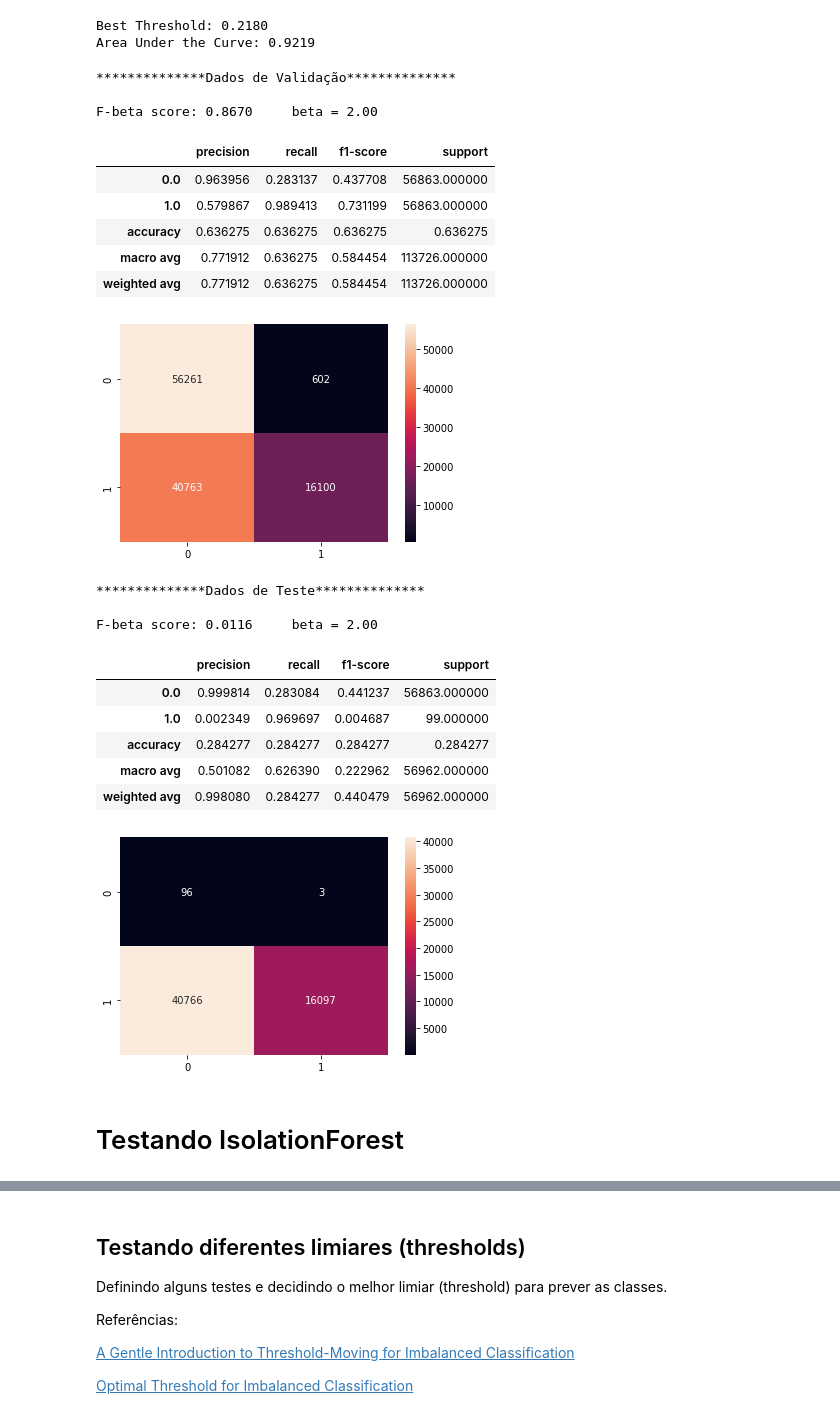
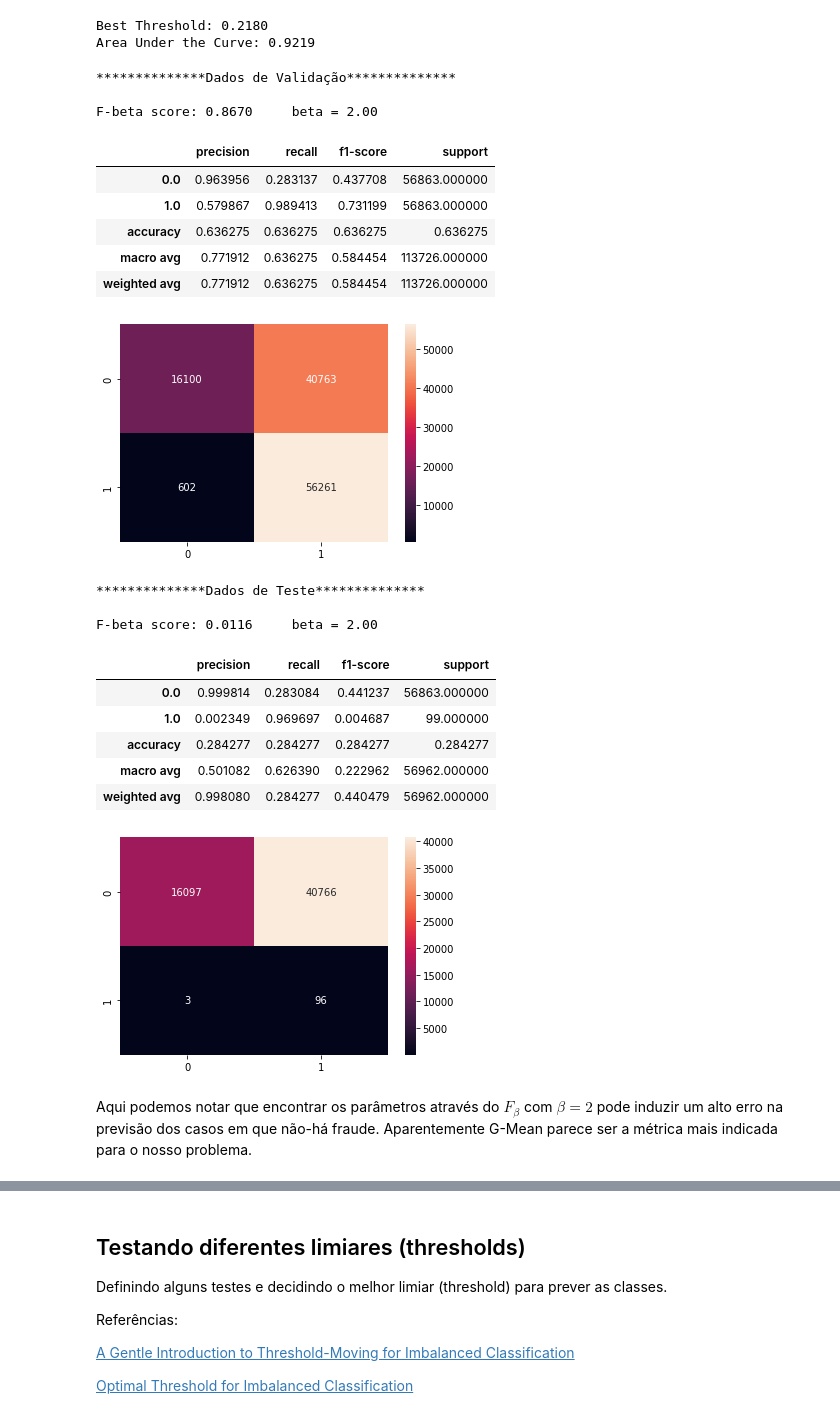
Before and after one commit to Gabriel-Stella/Credit_Card_Fraud, a Jupyter notebook: Credit_Card_Fraud.ipynb, the cells around one changed output, grey strips where cells are left out. Drawn from its saved outputs; the diff is of its cells as text; code cells hidden in the pictures.

```diff
--- a/Credit_Card_Fraud.ipynb
+++ b/Credit_Card_Fraud.ipynb
@@ -342,12 +346,12 @@ Area Under the Curve: 0.9219
 # %%
 val_prob = predict_prob(X_val_sc)
 val_prob = val_prob[:,1]
-y_val_pred = (val_prob>=threshold).astype(float)
+y_val_pred_gmean = (val_prob>=threshold).astype(float)
 
 
 test_prob = predict_prob(X_test_sc)
 test_prob = test_prob[:,1]
-y_test_pred = (test_prob>=threshold).astype(float)
+y_test_pred_gmean = (test_prob>=threshold).astype(float)
 # %%
 from sklearn.metrics import classification_report
 from sklearn.metrics import confusion_matrix
@@ -442,44 +446,44 @@ Area Under the Curve: 0.9219
 # %%
 val_prob = predict_prob(X_val_sc)
 val_prob = val_prob[:,1]
-y_val_pred = (val_prob>=threshold).astype(float)
+y_val_pred_fbeta = (val_prob>=threshold).astype(float)
 
 
 test_prob = predict_prob(X_test_sc)
 test_prob = test_prob[:,1]
-y_test_pred = (test_prob>=threshold).astype(float)
+y_test_pred_fbeta = (test_prob>=threshold).astype(float)
 # %%
 from sklearn.metrics import classification_report
 from sklearn.metrics import confusion_matrix
 
 
 print("**************Dados de Validação**************\n")
 beta = 2
-print("F-beta score: %1.4f"%fbeta_score(y_val.reshape(-1),y_val_pred,beta=beta),'\t beta = %1.2f'%beta)
+print("F-beta score: %1.4f"%fbeta_score(y_val.reshape(-1),y_val_pred_fbeta,beta=beta),'\t beta = %1.2f'%beta)
 
-display(pd.DataFrame(classification_report(y_val.reshape(-1),y_val_pred,digits=2,output_dict=True)).T)
+display(pd.DataFrame(classification_report(y_val.reshape(-1),y_val_pred_fbeta,digits=2,output_dict=True)).T)
 
-sns.heatmap(confusion_matrix(y_val.reshape(-1),y_val_pred,labels=[1.,0.]),annot=True,fmt='1.0f')
+sns.heatmap(confusion_matrix(y_val.reshape(-1),y_val_pred_fbeta,labels=[0.,1.]),annot=True,fmt='1.0f')
 plt.show()
 # %% [output]
 **************Dados de Validação**************
 
 F-beta score: 0.8670     beta = 2.00
 |  | precision | recall | f1-score | support |
 | 0.0 | 0.963956 | 0.283137 | 0.437708 | 56863.000000 |
 | 1.0 | 0.579867 | 0.989413 | 0.731199 | 56863.000000 |
 | accuracy | 0.636275 | 0.636275 | 0.636275 | 0.636275 |
 | macro avg | 0.771912 | 0.636275 | 0.584454 | 113726.000000 |
 | weighted avg | 0.771912 | 0.636275 | 0.584454 | 113726.000000 |
-[figure, old version]
+[figure, new version]
 # %%
 print("**************Dados de Teste**************\n")
 beta = 2
-print("F-beta score: %1.4f"%fbeta_score(y_test.reshape(-1),y_test_pred,beta=beta),'\t beta = %1.2f'%beta)
+print("F-beta score: %1.4f"%fbeta_score(y_test.reshape(-1),y_test_pred_fbeta,beta=beta),'\t beta = %1.2f'%beta)
 
-display(pd.DataFrame(classification_report(y_test.reshape(-1),y_test_pred,digits=2,output_dict=True)).T)
+display(pd.DataFrame(classification_report(y_test.reshape(-1),y_test_pred_fbeta,digits=2,output_dict=True)).T)
 
-sns.heatmap(confusion_matrix(y_test.reshape(-1),y_test_pred,labels=[1.,0.]),annot=True,fmt='1.0f')
+sns.heatmap(confusion_matrix(y_test.reshape(-1),y_test_pred_fbeta,labels=[0.,1.]),annot=True,fmt='1.0f')
 plt.show()
 # %% [output]
 **************Dados de Teste**************
@@ -491,6 +495,6 @@ F-beta score: 0.0116     beta = 2.00
 | accuracy | 0.284277 | 0.284277 | 0.284277 | 0.284277 |
 | macro avg | 0.501082 | 0.626390 | 0.222962 | 56962.000000 |
 | weighted avg | 0.998080 | 0.284277 | 0.440479 | 56962.000000 |
-[figure, old version]
+[figure, new version]
-# %% [markdown]
-# Testando IsolationForest
+# %% [markdown]
+Aqui podemos notar que encontrar os parâmetros através do $F_{\beta}$ com $\beta = 2$ pode induzir um alto erro na previsão dos casos em que não-há fraude. Aparentemente G-Mean parece ser a métrica mais indicada para o nosso problema.
```
Also changed, not shown: parts of 29 cells of this notebook.
